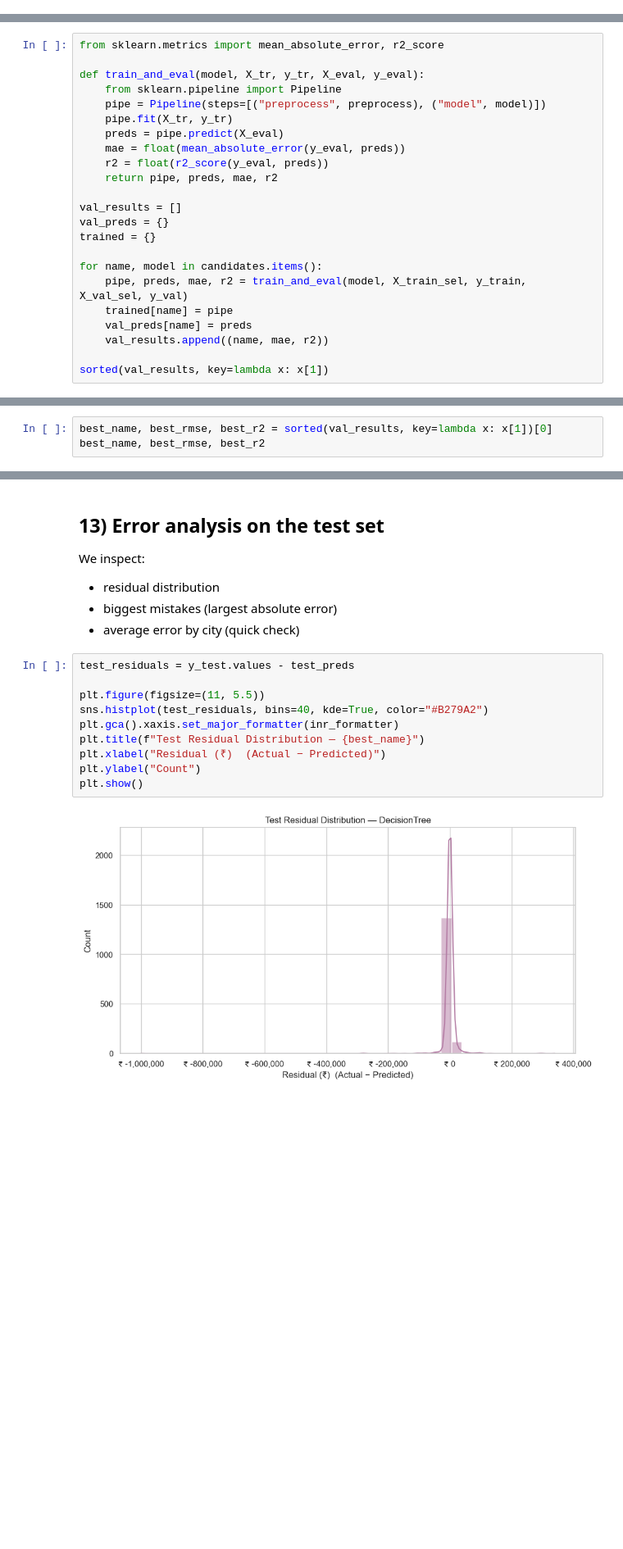
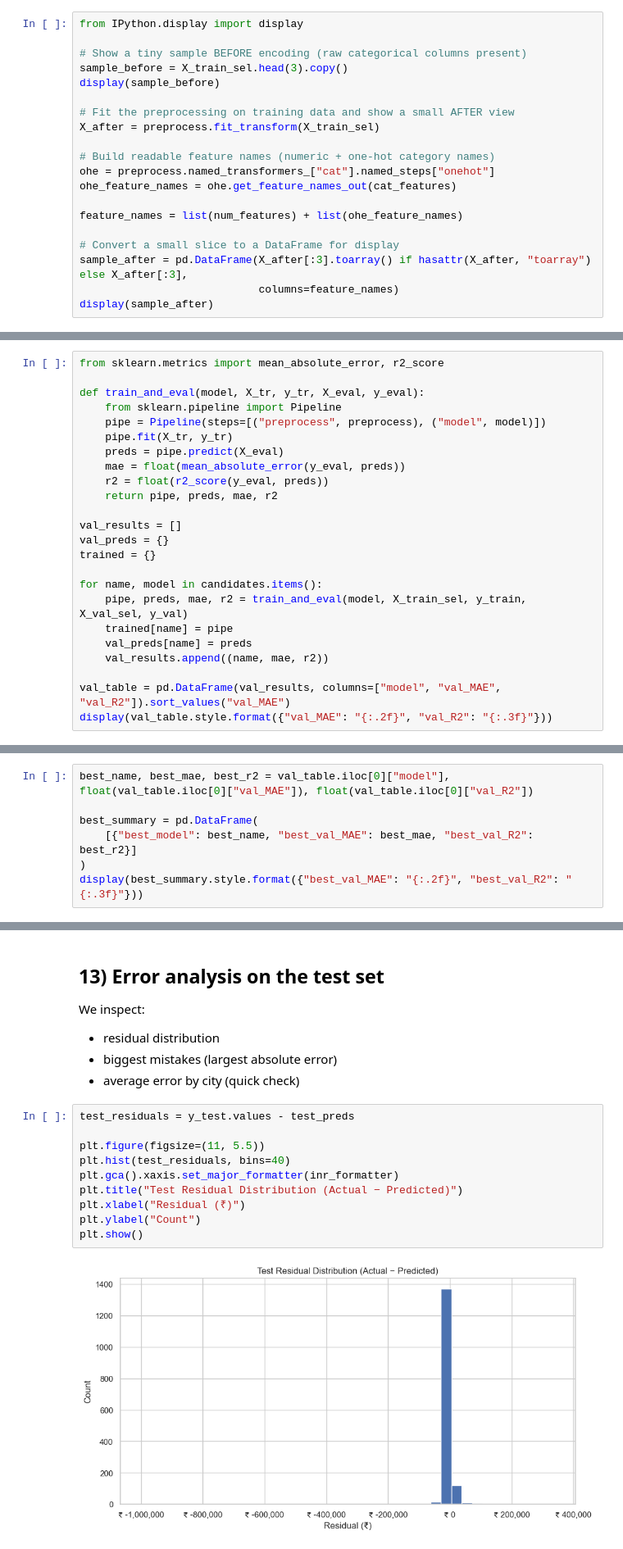
Before and after one commit to nvishnuprasad/ml-learning, a Jupyter notebook: regression/end_to_end_indian_house_rent_regression.ipynb, the cells around one changed output, grey strips where cells are left out. Shown at 82% size. Saved outputs shown, nothing was run; the diff lists cells and outputs as text; blank space fills up the shorter version.

```diff
--- a/regression/end_to_end_indian_house_rent_regression.ipynb
+++ b/regression/end_to_end_indian_house_rent_regression.ipynb
@@ -687,0 +725,20 @@ ColumnTransformer(transformers=[('num',
+# %%
+from IPython.display import display
+
+# Show a tiny sample BEFORE encoding (raw categorical columns present)
+sample_before = X_train_sel.head(3).copy()
+display(sample_before)
+
+# Fit the preprocessing on training data and show a small AFTER view
+X_after = preprocess.fit_transform(X_train_sel)
+
+# Build readable feature names (numeric + one-hot category names)
+ohe = preprocess.named_transformers_["cat"].named_steps["onehot"]
+ohe_feature_names = ohe.get_feature_names_out(cat_features)
+
+feature_names = list(num_features) + list(ohe_feature_names)
+
+# Convert a small slice to a DataFrame for display
+sample_after = pd.DataFrame(X_after[:3].toarray() if hasattr(X_after, "toarray") else X_after[:3],
+                            columns=feature_names)
+display(sample_after)
@@ -781,5 +894,6 @@ for name, model in candidates.items():
     val_preds[name] = preds
     val_results.append((name, mae, r2))
 
-sorted(val_results, key=lambda x: x[1])
+val_table = pd.DataFrame(val_results, columns=["model", "val_MAE", "val_R2"]).sort_values("val_MAE")
+display(val_table.style.format({"val_MAE": "{:.2f}", "val_R2": "{:.3f}"}))
 # %% [output]
@@ -820,6 +935,10 @@ We pick the model with the best validation RMSE.
 Then we refit it on train + validation.
 Finally, we evaluate once on the test set.
 # %%
-best_name, best_rmse, best_r2 = sorted(val_results, key=lambda x: x[1])[0]
-best_name, best_rmse, best_r2
+best_name, best_mae, best_r2 = val_table.iloc[0]["model"], float(val_table.iloc[0]["val_MAE"]), float(val_table.iloc[0]["val_R2"])
+
+best_summary = pd.DataFrame(
+    [{"best_model": best_name, "best_val_MAE": best_mae, "best_val_R2": best_r2}]
+)
+display(best_summary.style.format({"best_val_MAE": "{:.2f}", "best_val_R2": "{:.3f}"}))
 # %% [output]
@@ -859,15 +983,15 @@ We inspect:
 # %%
 test_residuals = y_test.values - test_preds
 
 plt.figure(figsize=(11, 5.5))
-sns.histplot(test_residuals, bins=40, kde=True, color="#B279A2")
+plt.hist(test_residuals, bins=40)
 plt.gca().xaxis.set_major_formatter(inr_formatter)
-plt.title(f"Test Residual Distribution — {best_name}")
-plt.xlabel("Residual (₹)  (Actual − Predicted)")
+plt.title("Test Residual Distribution (Actual − Predicted)")
+plt.xlabel("Residual (₹)")
 plt.ylabel("Count")
 plt.show()
 # %% [output]
-[figure, old version]
+[figure, new version]
 # %% [markdown]
 > **Inference**
 > - If residuals are shifted left or right, the model is biased.
```
Also changed, not shown: parts of 19 cells of this notebook.
